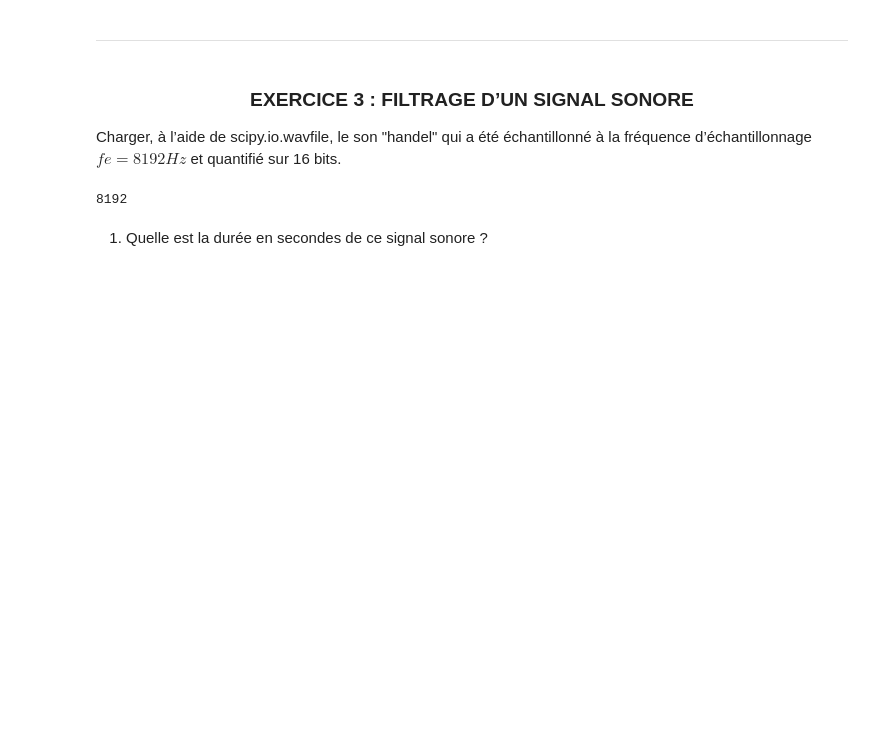
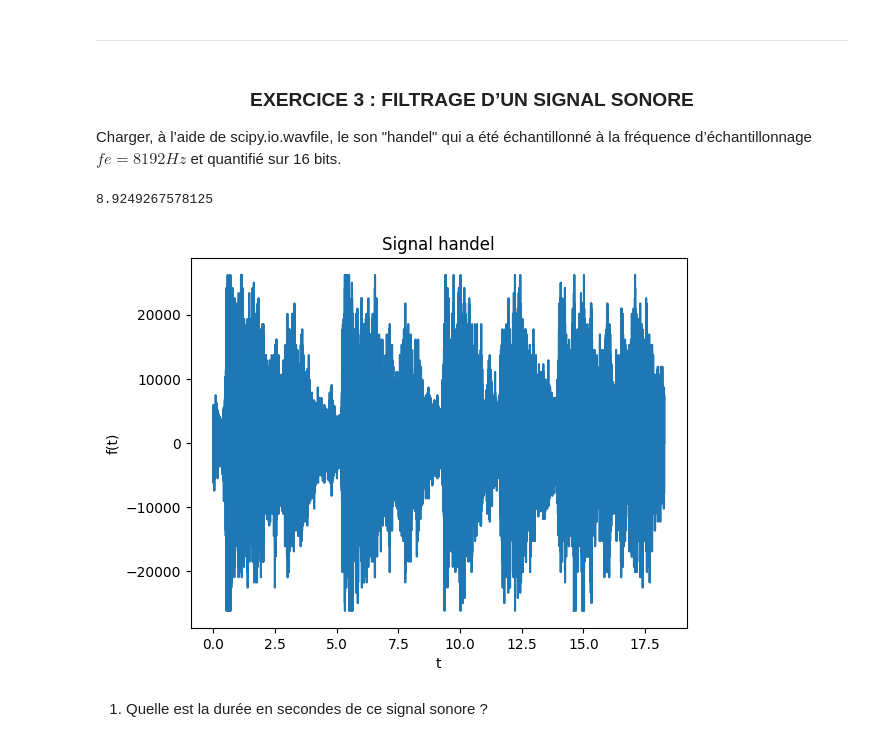
Before and after one commit to SearleOliver/Image-et-Signal, a Jupyter notebook: Traitement du Signal/NotebookTDS_TP2324.ipynb, the cells around one changed output. Cells and saved outputs as stored; diff of their text form; code cells hidden in the pictures; blank space fills up the shorter version.

```diff
--- a/Traitement du Signal/NotebookTDS_TP2324.ipynb
+++ b/Traitement du Signal/NotebookTDS_TP2324.ipynb
@@ -268,11 +268,19 @@ plt.show()
 <h3><center>EXERCICE 3 : FILTRAGE D’UN SIGNAL SONORE</center></h3>
 
 Charger, à l’aide de scipy.io.wavfile, le son "handel" qui a été échantillonné à la fréquence d’échantillonnage $fe = 8192Hz$ et quantifié sur 16 bits.
-# %%
-fs2, signal2 = wav.read('handel.wav')
-print (fs2)
-# %% [output]
-8192
+# %%
+fs2, signal2 = wav.read('handel.wav')
+print(len(signal2) / fs2)
+t = np.arange(len(signal2)) / fe
+plt.figure()
+plt.plot(t, signal2)
+plt.xlabel("t")
+plt.ylabel("f(t)")
+plt.title("Signal handel")
+plt.show()
+# %% [output]
+8.9249267578125
+[figure, added]
 # %% [markdown]
 1) Quelle est la durée en secondes de ce signal sonore ?
 # %% [markdown]
```
Also changed, not shown: parts of 7 cells of this notebook.
